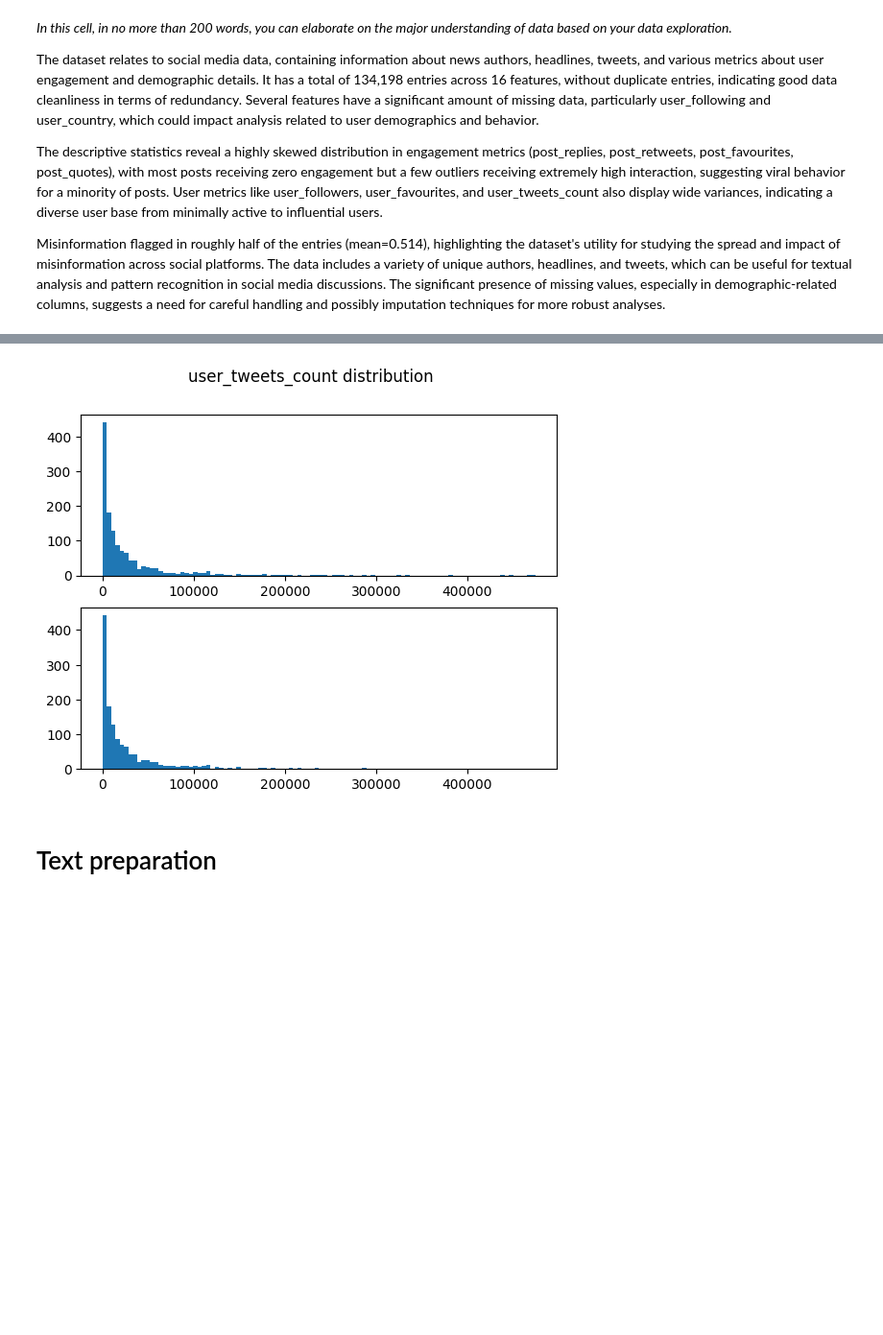
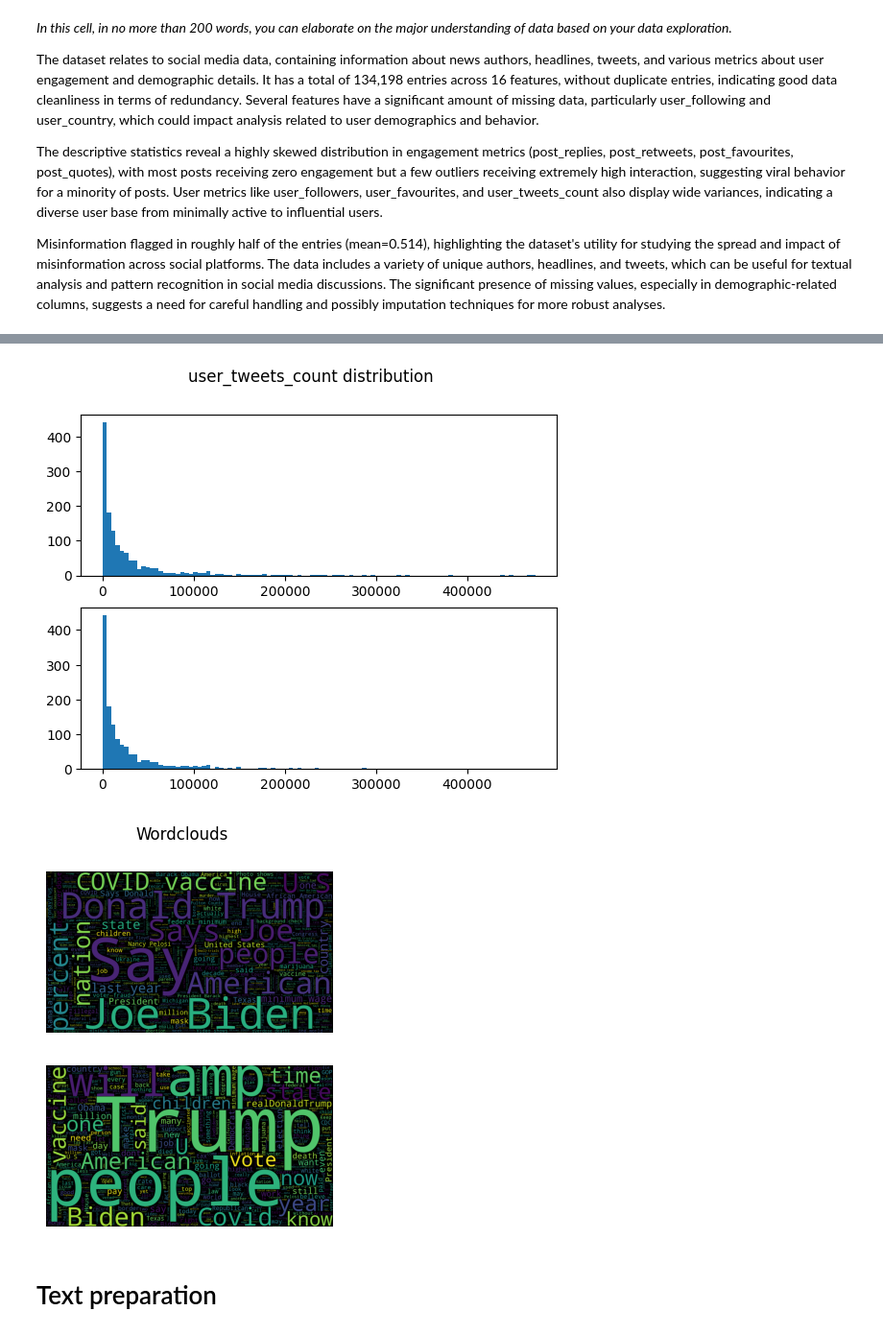
Before and after one commit to littletuna4/bism3206-assign, a Jupyter notebook: Assignment Anthony Cerqui 45325919.ipynb, the cells around one changed output, grey strips where cells are left out. Shown at 96% size. Drawn from its saved outputs; the diff is of its cells as text; code cells hidden in the pictures; blank space fills up the shorter version.

```diff
--- a/Assignment Anthony Cerqui 45325919.ipynb
+++ b/Assignment Anthony Cerqui 45325919.ipynb
@@ -155,33 +178,48 @@ news_headline -> drop
     user_favourites -> drop
     user_tweets_count -> drop
     user_tweet_count_lists -> drop
     misinformation -> drop
 '''
 print(
     deco("df[['news_headline','related_tweet','post_replies','user_followers','user_friends','user_mentions','user_favourites','user_tweets_count','user_tweet_count_lists','misinformation']].dropna().shape[0]/df.shape[0]\n"),df[['news_headline','related_tweet','post_replies','user_followers','user_friends','user_mentions','user_favourites','user_tweets_count','user_tweet_count_lists','misinformation']].dropna().shape[0]/df.shape[0],
     sep="\n"
 )
 # .996 remains - thats fine to drop 'em
+
+# lets review if the misinformation column is balance by getting unique counts of misinformation
+df["misinformation"].value_counts() #looks about even :) won't have to resample
+
+# finally, lets run a wordcloud on the news_headline and tweet columns - that'll give us a good idea of the most common words and maybe the topics
+wc = WordCloud(width=1600, height=900, max_words=1000).generate(' '.join(df['news_headline'].dropna()))
+wc2 = WordCloud(width=1600, height=900, max_words=1000).generate(' '.join(df['related_tweet'].dropna()))
+fig, axs = plt.subplots(2,1)
+fig.suptitle('Wordclouds')
+axs[0].imshow(wc)
+axs[0].axis('off')
+axs[1].imshow(wc2)
+axs[1].axis('off')
+plt.show()
 # %% [output]
 <class 'pandas.core.frame.DataFrame'>
 RangeIndex: 1342 entries, 0 to 1341
 Data columns (total 16 columns):
  #   Column                  Non-Null Count  Dtype
 ---  ------                  --------------  -----
  0   news_author             1342 non-null   object
  1   news_headline           1341 non-null   object
  2   related_tweet           1342 non-null   object
  3   post_replies            1342 non-null   float64
  4   post_retweets           1342 non-null   int64
  5   post_favourites         1342 non-null   int64
  6   post_quotes             1342 non-null   int64
 ... (246 lines left out)
 Name: proportion, dtype: float64
 df[['news_headline','related_tweet','post_replies','user_followers','user_friends','user_mentions','user_favourites','user_tweets_count','user_tweet_count_lists','misinformation']].dropna().shape[0]/d ...
 
 0.9977645305514158
 [figure]
 [figure]
+[figure, added]
 # %% [markdown]
 # Text preparation
 # %% [markdown]
```
Also changed, not shown: parts of 21 cells of this notebook.
